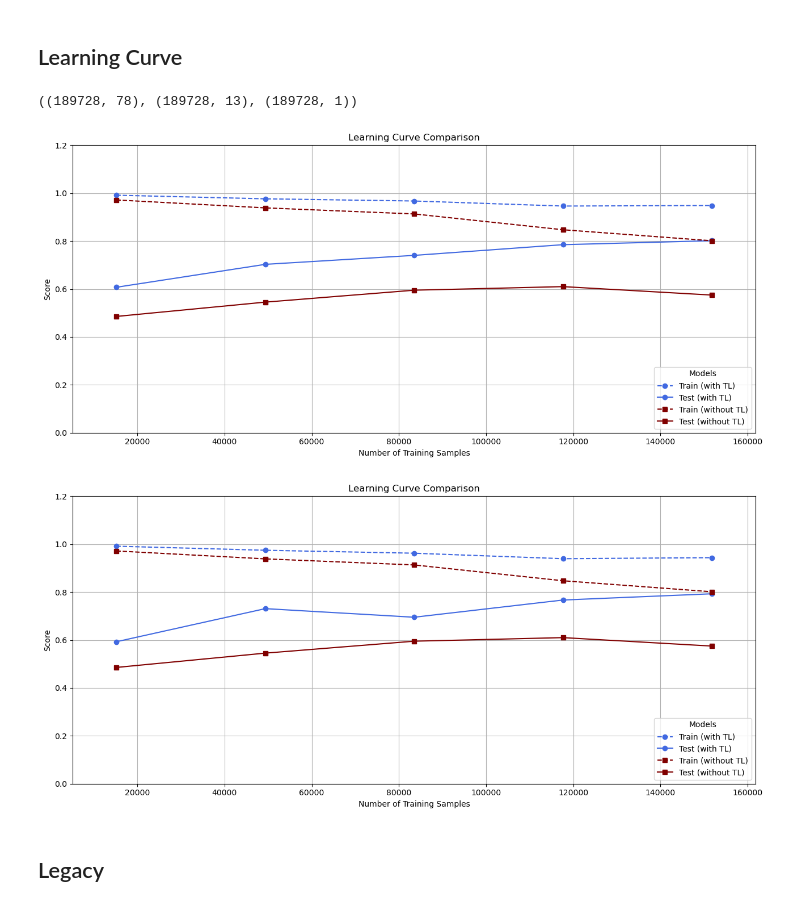
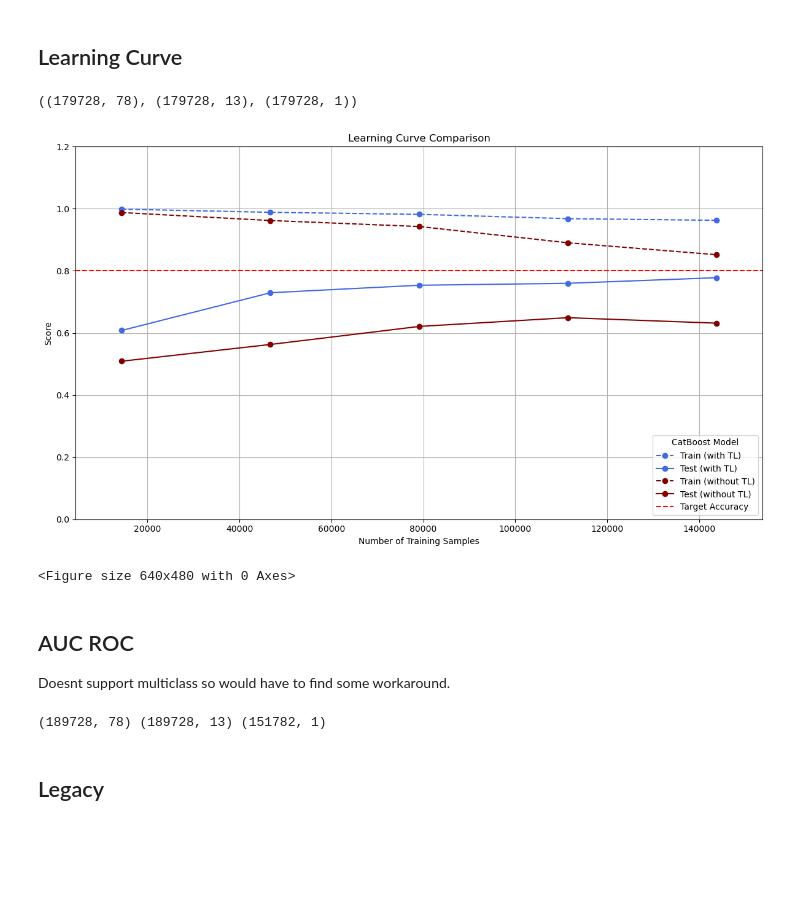
Before and after one commit to wri/plantation_classifier, a Jupyter notebook: notebooks/analyses/publication_visuals.ipynb, the cells around one changed output. Drawn from its saved outputs; the diff is of its cells as text; code cells hidden in the pictures; blank space fills up the shorter version.

Commit message:
adjustments to learning curve

```diff
--- a/notebooks/analyses/publication_visuals.ipynb
+++ b/notebooks/analyses/publication_visuals.ipynb
@@ -218,26 +222,23 @@ stacked_bar(
 # %%
 ## need to figure out how to create inputs in order to run this
 # import create_xy from src/features
-
+# includes texture 78: is texture
 df = pd.read_csv('../../data/cleanlab/cleanlab_demo3.csv')
 
-X_train_full = df.iloc[:, 0:78]
-X_train_drop_ttc = df.iloc[:, 0:13]
-y_train = df.iloc[:, -1:]
+X_train_full = df.iloc[:179728, 0:78]
+X_train_drop_ttc = df.iloc[:179728, 0:13]
+y_train = df.iloc[:179728, -1:]
 X_train_full.shape, X_train_drop_ttc.shape, y_train.shape
 # %% [output]
-((189728, 78), (189728, 13), (189728, 1))
+((179728, 78), (179728, 13), (179728, 1))
 # %%
-# includes texture
 make.learning_curve_catboost(X_train_full,
                             X_train_drop_ttc,
-                            y_train)
+                            y_train,
+                            output_file='../../data/figures/learning_curve.png')
 # %% [output]
-[figure, old version]
+[figure, new version]
+<Figure size 640x480 with 0 Axes>
-# %%
-# drops texture too
-make.learning_curve_catboost(X_train_full,
-                            X_train_drop_ttc,
-                            y_train)
-# %% [output]
-[figure, removed]
+# %% [markdown]
+## AUC ROC
+Doesnt support multiclass so would have to find some workaround.
@@ -244,3 +247,16 @@ make.learning_curve_catboost(X_train_full,
+# %%
+X_train_full = df.iloc[:, 0:78]
+X_train_drop_ttc = df.iloc[:, 0:13]
+y_train_full = df.iloc[:, -1:]
+print(X_train_full.shape, X_train_drop_ttc.shape, y_train.shape)
+
+X_train_all, X_test_all, y_train, y_test = train_test_split(X_train_full, y_train_full, test_size=0.2, random_state=42)
+X_train_dropped, X_test_dropped, _, _ = train_test_split(X_train_drop_ttc, y_train_full, test_size=0.2, random_state=42)
+
+# Call the function
+#make.roc_auc_curve_catboost(X_train_all, X_train_dropped, X_test_all, y_train, y_test)
+# %% [output]
+(189728, 78) (189728, 13) (151782, 1)
 # %% [markdown]
 ## Legacy
 # %%
```
Also changed, not shown: parts of 2 cells of this notebook.
